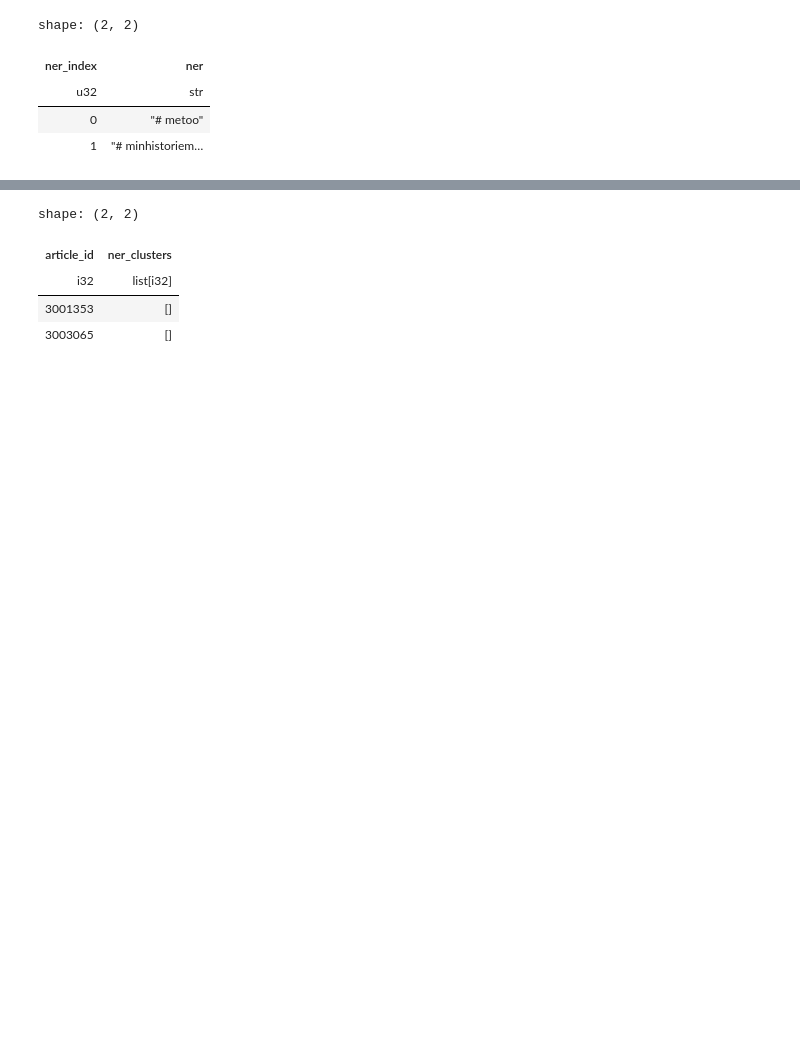
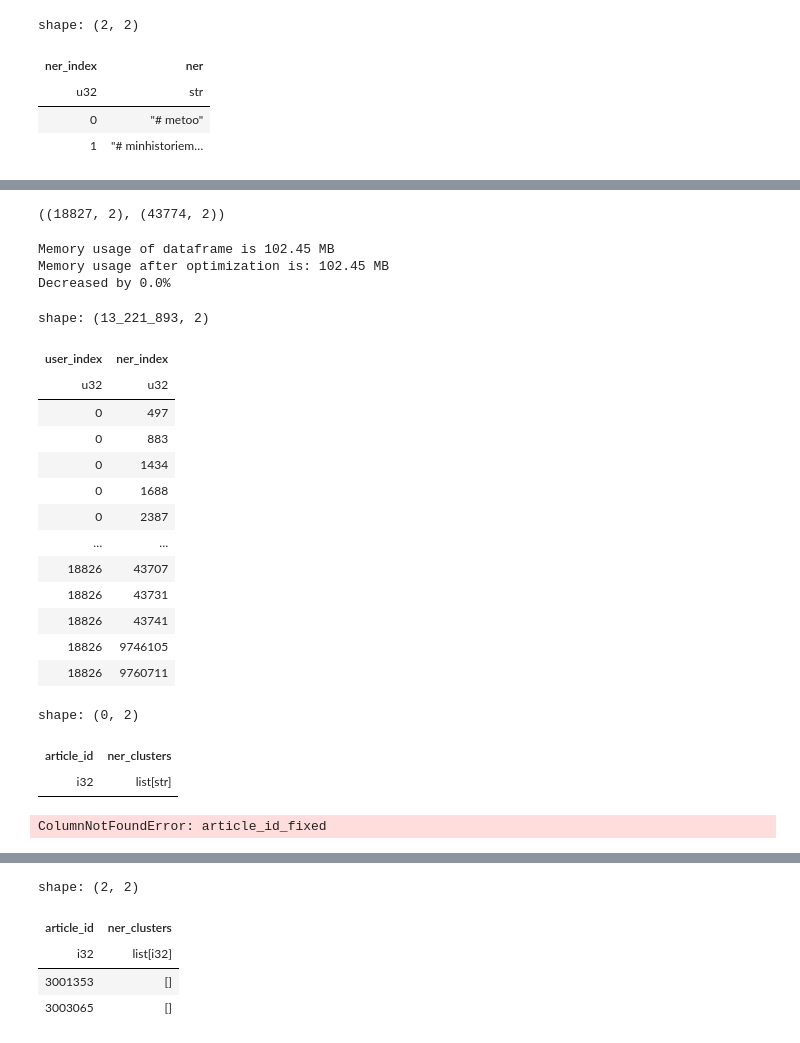
Before and after one commit to recsyspolimi/recsys-challenge-2024-ekstrabladet, a Jupyter notebook: notebooks/urm/urm_ner_visual.ipynb, the cells around one changed output, grey strips where cells are left out. Drawn from its saved outputs; the diff is of its cells as text; code cells hidden in the pictures; blank space fills up the shorter version.

Commit message:
fix polars import error and fix urm creation due to not showing article in replace

```diff
--- a/notebooks/urm/urm_ner_visual.ipynb
+++ b/notebooks/urm/urm_ner_visual.ipynb
@@ -33,3 +35,6 @@ shape: (2, 2)
 | u32 | str |
 | 0 | "# metoo" |
 | 1 | "# minhistoriem… |
+# %%
+user_id_mapping = build_user_id_mapping(history_train.vstack(history_val))
+user_id_mapping.head(2)
@@ -35,0 +47,35 @@ shape: (2, 2)
+# %%
+user_id_mapping.shape, ner_mapping.shape
+# %% [output]
+((18827, 2), (43774, 2))
+# %%
+ner_interactions = _build_batch_ner_interactions(history_train, ap, user_id_mapping, ner_mapping, 'article_id_fixed')
+ner_interactions
+# %% [output]
+Memory usage of dataframe is 102.45 MB
+Memory usage after optimization is: 102.45 MB
+Decreased by 0.0%
+shape: (13_221_893, 2)
+| user_index | ner_index |
+| u32 | u32 |
+| 0 | 497 |
+| 0 | 883 |
+| 0 | 1434 |
+| 0 | 1688 |
+| 0 | 2387 |
+| … | … |
+| 18826 | 43707 |
+| 18826 | 43731 |
+| 18826 | 43741 |
+| 18826 | 9746105 |
+| 18826 | 9760711 |
+# %%
+ap.filter(pl.col('article_id') == 9746105)
+# %% [output]
+shape: (0, 2)
+| article_id | ner_clusters |
+| i32 | list[str] |
+# %%
+user_id_mapping.filter(pl.col('user_index') == 18826)['article_id_fixed']
+# %% [output]
+ColumnNotFoundError: article_id_fixed
```
Also changed, not shown: parts of 4 cells of this notebook, 1 other file.
